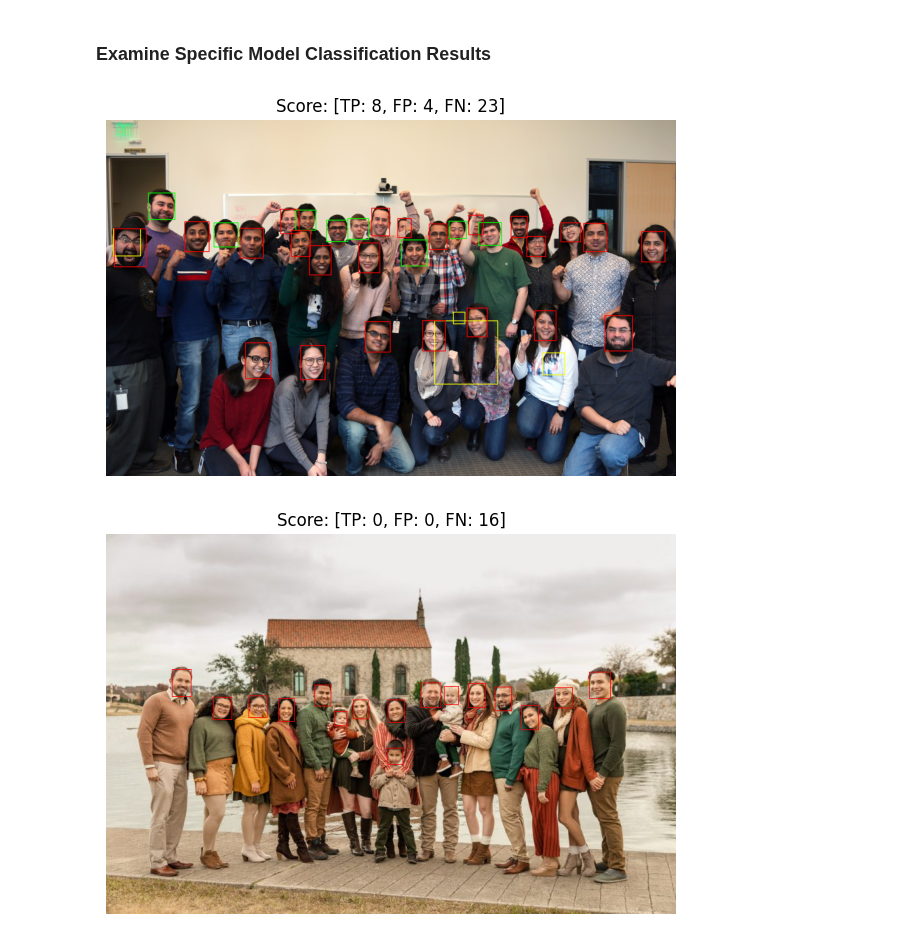
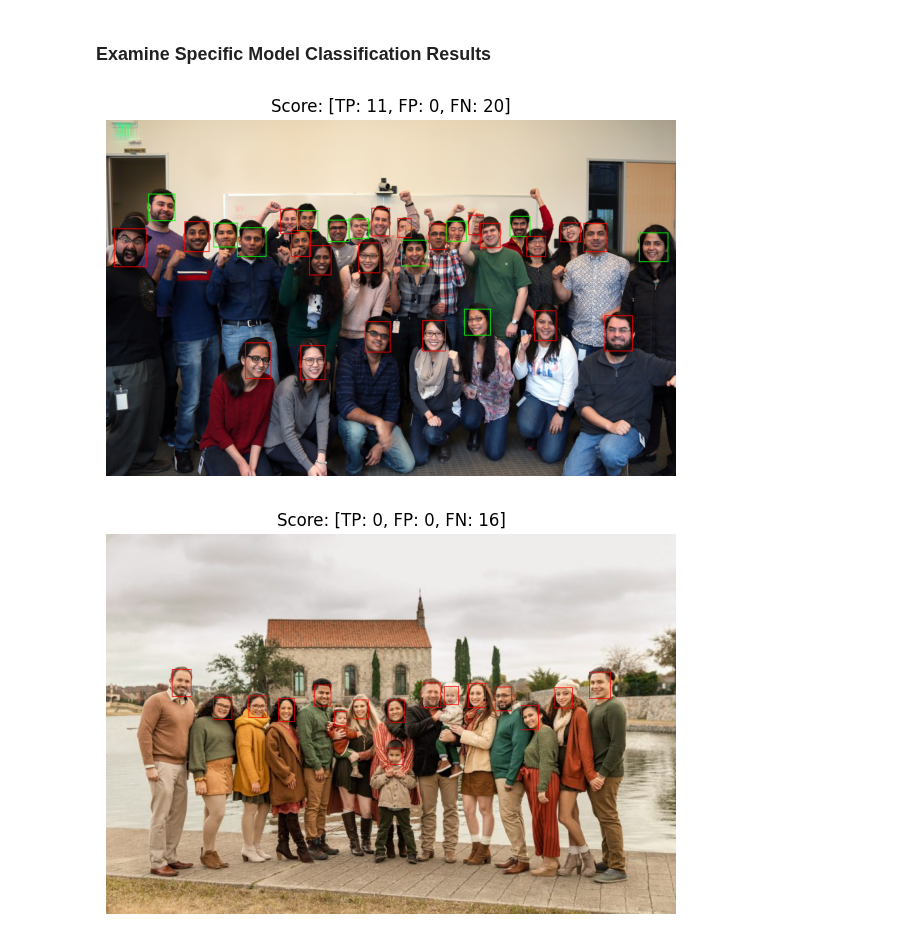
Before and after one commit to brian-vdb/visual-recognition, a Jupyter notebook: face_detection.ipynb, the cells around one changed output. Cells and saved outputs as stored; diff of their text form; code cells hidden in the pictures.

```diff
--- a/face_detection.ipynb
+++ b/face_detection.ipynb
@@ -403,10 +403,10 @@ def display_single_image(image_info, fig_width=6, fig_height=6):
 ### Examine Specific Model Classification Results
 # %%
 # Display the classified images
-evaluation_results = evaluations_collection['brian_cascade.xml']
+evaluation_results = evaluations_collection['cascade.xml']
 image_paths = get_image_paths(evaluation_results)
 for path in image_paths:
     display_single_image(evaluation_results[path])
 # %% [output]
-[figure, old version]
+[figure, new version]
 [figure]
```
Also changed, not shown: parts of 2 cells of this notebook, 6 other files.
